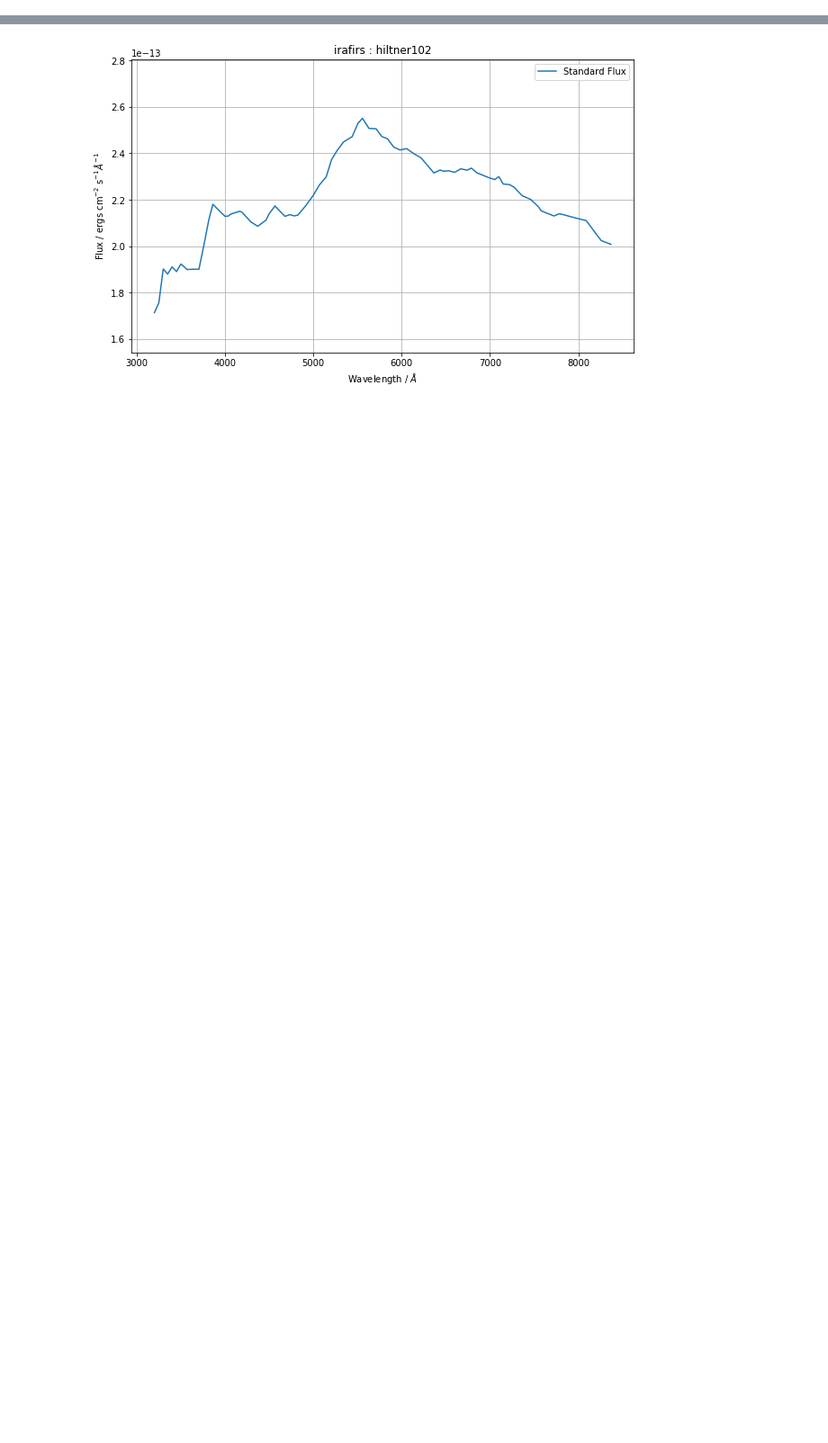
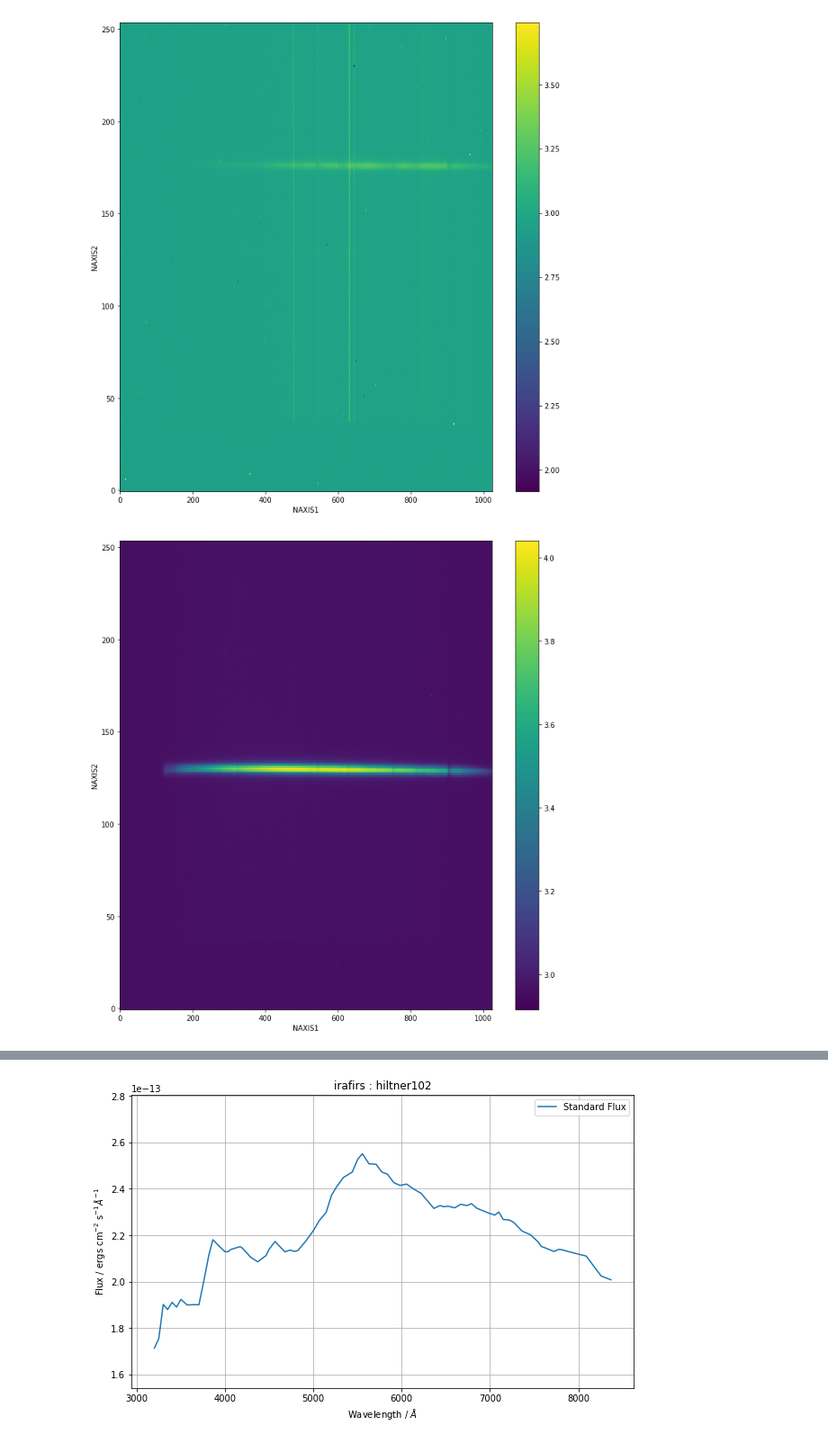
Before and after one commit to cylammarco/ASPIRED, a Jupyter notebook: SPRAT_LHS6328_Hilt102.ipynb, the cells around one changed output, grey strips where cells are left out. Shown at 90% size. Saved outputs shown, nothing was run; the diff lists cells and outputs as text; code cells hidden in the pictures; blank space fills up the shorter version.

```diff
--- a/SPRAT_LHS6328_Hilt102.ipynb
+++ b/SPRAT_LHS6328_Hilt102.ipynb
@@ -7,3 +7,15 @@ from astropy.io import fits
 sys.path.append('aspired')
 
 import aspired
+# %%
+science_frame = aspired.ImageReduction('examples/lhs6328.list')
+science_frame.reduce()
+science_frame.inspect()
+science_frame.savefits(overwrite=True)
+
+standard_frame = aspired.ImageReduction('examples/hiltner102.list')
+standard_frame.reduce()
+standard_frame.inspect()
+# %% [output]
+[figure, added]
+[figure, added]
```
Also changed, not shown: parts of 8 cells of this notebook, 20 other files.
